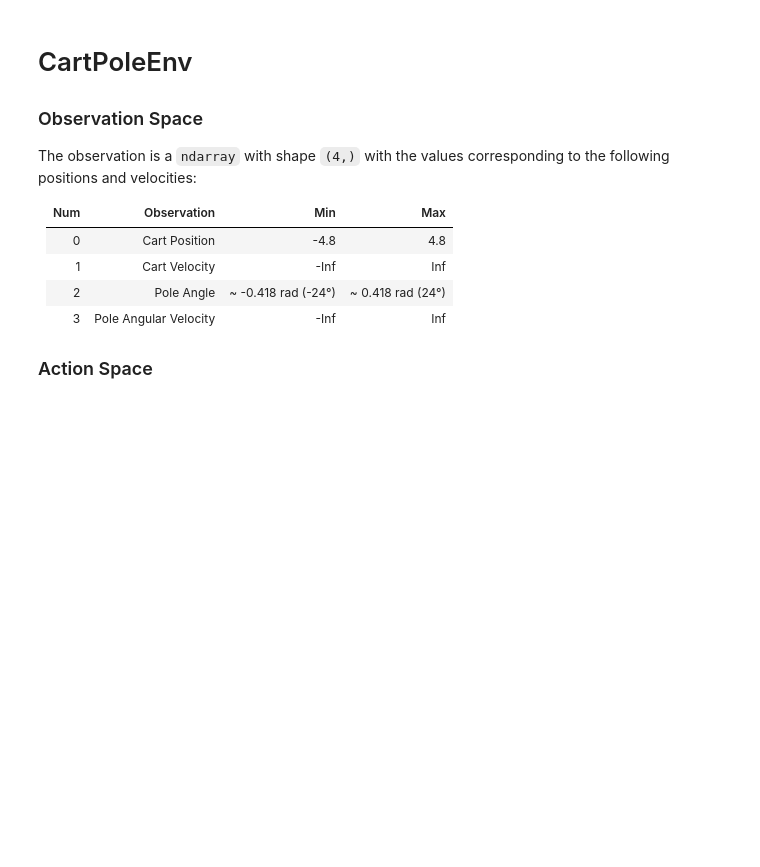
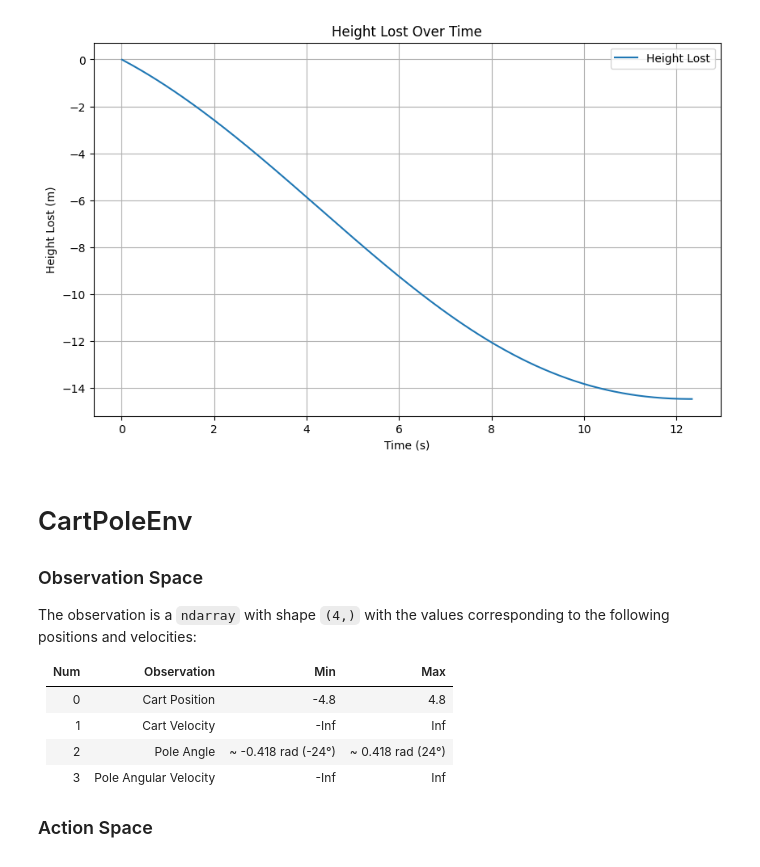
Before and after one commit to nicoRomeroCuruchet/DynamicProgramming, a Jupyter notebook: testing.ipynb, the cells around one changed output. Drawn from its saved outputs; the diff is of its cells as text; code cells hidden in the pictures; blank space fills up the shorter version.

```diff
--- a/testing.ipynb
+++ b/testing.ipynb
@@ -29,6 +3,6 @@ pi.run()
 # %%
+import pickle
 import airplane
-import pickle
 import numpy as np
 import gymnasium as gym
 from utils.utils import test_enviroment
@@ -37,17 +11,18 @@ from PolicyIteration import PolicyIteration
 glider = gym.make('ReducedBankedGliderPullout-v0')
 
 bins_space = {
-    "flight_path_angle": np.linspace(-np.pi, 0.5,    20,      dtype=np.float32),     # Flight Path Angle (γ)    (0)
-    "airspeed_norm":     np.linspace(0.7, 4.0,       20,      dtype=np.float32),     # Air Speed         (V)    (1)
-    "bank_angle":        np.linspace( np.deg2rad(-20), np.deg2rad(200),  20,      dtype=np.float32),     # Bank Angle        (mu)    (2)
+    "flight_path_angle": np.linspace(np.deg2rad(-180), np.deg2rad(0),   40,      dtype=np.float32),     # Flight Path Angle (γ)    (0)
+    "airspeed_norm":     np.linspace(0.9, 4.0,                          40,      dtype=np.float32),     # Air Speed         (V)    (1)
+    "bank_angle":        np.linspace( np.deg2rad(-20), np.deg2rad(200), 40,      dtype=np.float32),     # Bank Angle        (mu)   (2)
 }
+
+action_space= np.array(np.meshgrid(np.linspace(-0.4, 1.0, 5, dtype=np.float32),
+                                   np.linspace(np.deg2rad(-30), np.deg2rad(30), 5, dtype=np.float32))).T.reshape(-1, 2)
 
 pi = PolicyIteration(
     env=glider,
     bins_space=bins_space,
-    # cross product np.linspace(-0.4, 1.0, 15, dtype=np.float32) X np.linspace(np.deg2rad(-30), np.deg2rad(30), 15, dtype=np.float32)
-    action_space= np.array(np.meshgrid(np.linspace(-0.4, 1.0, 5, dtype=np.float32), np.linspace(np.deg2rad(-30), np.deg2rad(30), 5, dtype=np.float32))).T.reshape(-1, 2),
-    #action_space=np.linspace(-0.4, 1.0, 15, dtype=np.float32),
+    action_space= action_space,
     gamma=0.99,
     theta=1e-3,
 )
@@ -101,3 +75,47 @@ for action in np.linspace(-0.4, 1.0, 15, dtype=np.float32):
+# %%
+import numpy as np
+import matplotlib.pyplot as plt
+from utils.utils import get_optimal_action
+
+# initial state
+state = np.array([np.deg2rad(-60), 1.2, np.deg2rad(150)])
+glider.airplane.flight_path_angle = state[0]
+glider.airplane.airspeed_norm     = state[1]
+glider.airplane.bank_angle        = state[2]
+
+total_height_lost = 0
+episode_length    = 0
+terminated        = False
+
+time_history = []
+height_lost_history = []
+
+while episode_length < 20:
+    action = get_optimal_action(state, pi)
+    prev_state = state.copy()
+    state, reward, terminated, _, _ = glider.step(action)
+    state = state[0]
+    total_height_lost += reward
+    episode_length += 0.01
+
+    time_history.append(episode_length)  # for plotting!
+    height_lost_history.append(total_height_lost)
+
+    #print(f"Action: {np.round(action,3)} | Lost Height: {total_height_lost:.3f} | State: {state} | Terminated: {terminated} | Time: {episode_length:.2f}")
+    if terminated:
+        break
+
+# Plotting the results
+plt.figure(figsize=(10, 6))
+plt.plot(time_history, height_lost_history, label="Height Lost")
+plt.xlabel("Time (s)")
+plt.ylabel("Height Lost (m)")
+plt.title("Height Lost Over Time")
+plt.legend()
+plt.grid(True)
+plt.show()
+# %% [output]
+[figure, added]
 # %%
 STALL_AIRSPEED = 27.331231856346
 from utils.utils import get_optimal_action
```
Also changed, not shown: parts of 5 cells of this notebook.
